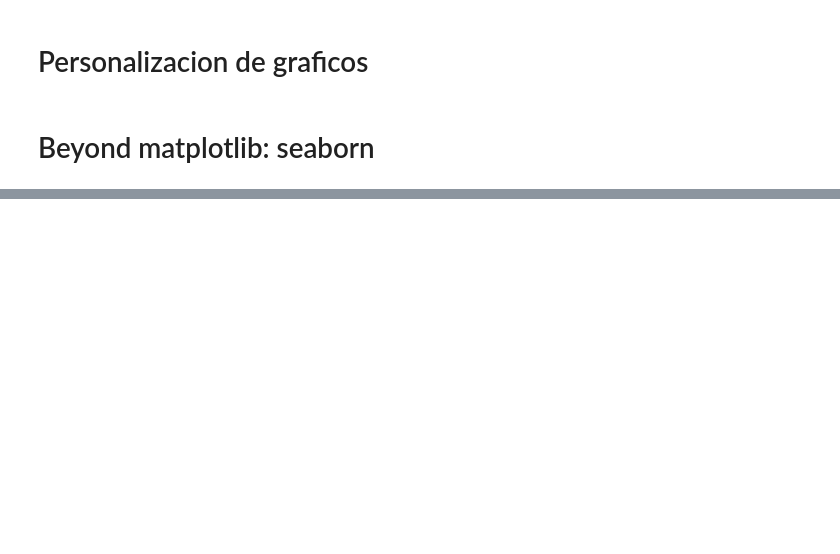
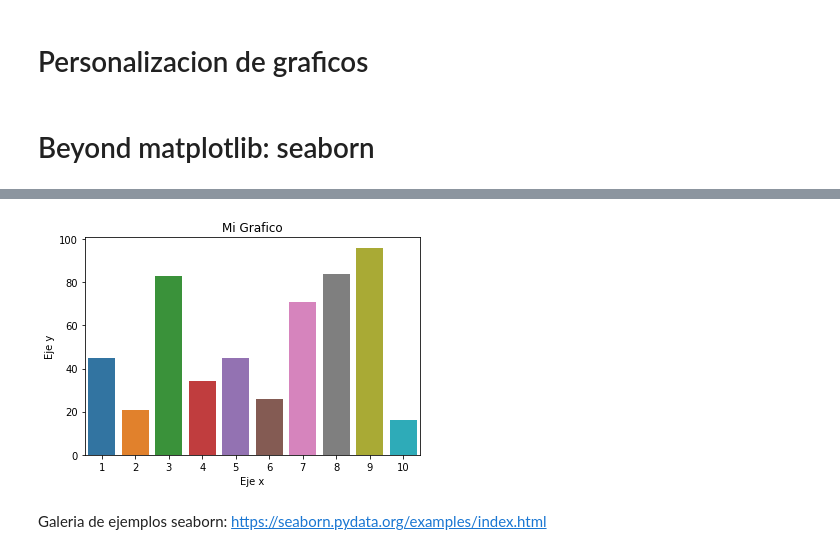
Before and after one commit to TamaraCucumides/TallerPythonMIA, a Jupyter notebook: Sesion 3 - Visualizaciones/Visualizaciones.ipynb, the cells around one changed output, grey strips where cells are left out. Saved outputs shown, nothing was run; the diff lists cells and outputs as text; code cells hidden in the pictures; blank space fills up the shorter version.

```diff
--- a/Sesion 3 - Visualizaciones/Visualizaciones.ipynb
+++ b/Sesion 3 - Visualizaciones/Visualizaciones.ipynb
@@ -90,0 +108,12 @@ plt.bar(x,y)
+# %%
+## Lo que sale de seaborn tambien es una figura
+fig = plt.figure()
+sns.barplot(x=x,y=y)
+plt.xlabel("Eje x")
+plt.ylabel("Eje y")
+plt.title("Mi Grafico")
+plt.show()
+# %% [output]
+[figure, added]
+# %% [markdown]
+Galeria de ejemplos seaborn: https://seaborn.pydata.org/examples/index.html
```
Also changed, not shown: parts of 6 cells of this notebook.
